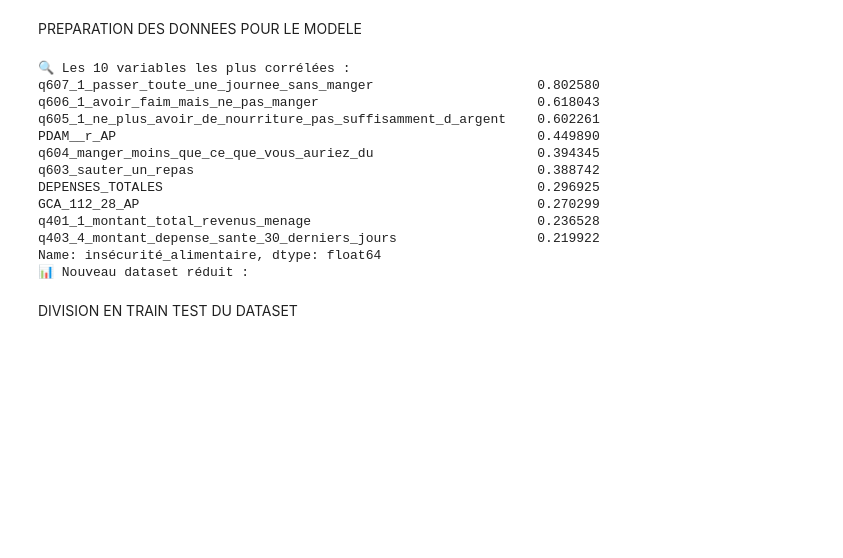
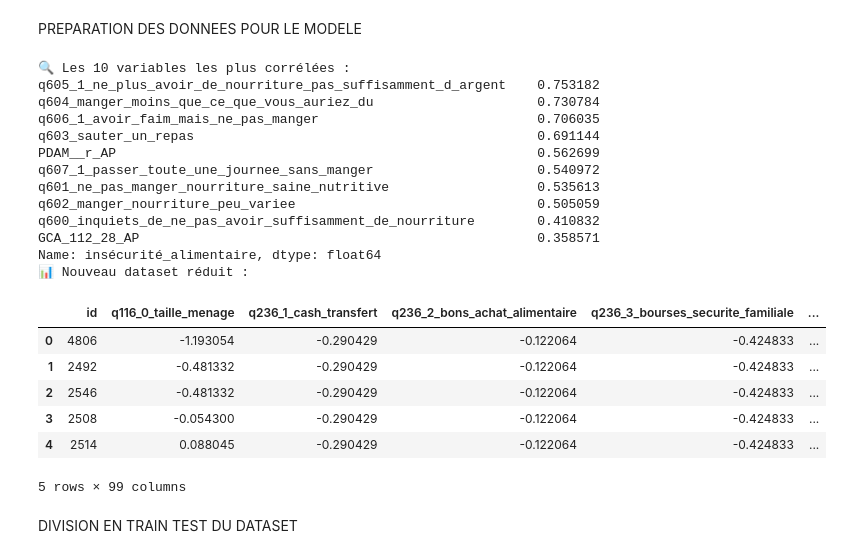
Before and after one commit to DIEME-92/fastapi-food-insecurity_DD, a Jupyter notebook: PROJET_DIT_12092025_D_2026.ipynb, the cells around one changed output. Cells and saved outputs as stored; diff of their text form; code cells hidden in the pictures; blank space fills up the shorter version.

```diff
--- a/PROJET_DIT_12092025_D_2026.ipynb
+++ b/PROJET_DIT_12092025_D_2026.ipynb
@@ -230,11 +174,11 @@ def definir_insécurité_alimentaire(row):
  PREPARATION DES DONNEES POUR LE MODELE
 # %%
 # Étape 2 : Appliquer la fonction au DataFrame encodé
-data['insécurité_alimentaire'] = data_encoded.apply(definir_insécurité_alimentaire, axis=1)
+df_final['insécurité_alimentaire'] = df_final.apply(definir_insécurité_alimentaire, axis=1)
 
 # Étape 3 : Filtrer les cas modérés ou sévères
-data_filtrée = data[data['insécurité_alimentaire'].isin([1, 2])]
-data_encoded_filtré = data_encoded.loc[data_filtrée.index]  # Garder les mêmes lignes dans le dataset encodé
+data_filtrée = df_final[df_final['insécurité_alimentaire'].isin([1, 2])]
+data_encoded_filtré = df_final.loc[data_filtrée.index]  # Garder les mêmes lignes dans le dataset encodé
 
 # Étape 4 : Calculer les corrélations avec la variable cible
 data_encoded_filtré['insécurité_alimentaire'] = data_filtrée['insécurité_alimentaire']  # Ajouter la cible
@@ -252,15 +196,15 @@ print("📊 Nouveau dataset réduit :")
 #print(data_reduced.head())
 # %% [output]
 🔍 Les 10 variables les plus corrélées :
-q607_1_passer_toute_une_journee_sans_manger                     0.802580
-q606_1_avoir_faim_mais_ne_pas_manger                            0.618043
-q605_1_ne_plus_avoir_de_nourriture_pas_suffisamment_d_argent    0.602261
-PDAM__r_AP                                                      0.449890
-q604_manger_moins_que_ce_que_vous_auriez_du                     0.394345
-q603_sauter_un_repas                                            0.388742
-DEPENSES_TOTALES                                                0.296925
-GCA_112_28_AP                                                   0.270299
-q401_1_montant_total_revenus_menage                             0.236528
-q403_4_montant_depense_sante_30_derniers_jours                  0.219922
+q605_1_ne_plus_avoir_de_nourriture_pas_suffisamment_d_argent    0.753182
+q604_manger_moins_que_ce_que_vous_auriez_du                     0.730784
+q606_1_avoir_faim_mais_ne_pas_manger                            0.706035
+q603_sauter_un_repas                                            0.691144
+PDAM__r_AP                                                      0.562699
+q607_1_passer_toute_une_journee_sans_manger                     0.540972
+q601_ne_pas_manger_nourriture_saine_nutritive                   0.535613
+q602_manger_nourriture_peu_variee                               0.505059
+q600_inquiets_de_ne_pas_avoir_suffisamment_de_nourriture        0.410832
+GCA_112_28_AP                                                   0.358571
 Name: insécurité_alimentaire, dtype: float64
 📊 Nouveau dataset réduit :
@@ -267,3 +221,13 @@ Name: insécurité_alimentaire, dtype: float64
+# %%
+data_encoded_4.head()
+# %% [output]
+|  | id | q116_0_taille_menage | q236_1_cash_transfert | q236_2_bons_achat_alimentaire | q236_3_bourses_securite_familiale | ... |
+| 0 | 4806 | -1.193054 | -0.290429 | -0.122064 | -0.424833 | ... |
+| 1 | 2492 | -0.481332 | -0.290429 | -0.122064 | -0.424833 | ... |
+| 2 | 2546 | -0.481332 | -0.290429 | -0.122064 | -0.424833 | ... |
+| 3 | 2508 | -0.054300 | -0.290429 | -0.122064 | -0.424833 | ... |
+| 4 | 2514 | 0.088045 | -0.290429 | -0.122064 | -0.424833 | ... |
+5 rows × 99 columns
 # %%
 # Variables explicatives (features) et cible (target)
 X = data_reduced.drop(columns=['insécurité_alimentaire'])  # Toutes les colonnes sauf la cible
```
Also changed, not shown: parts of 34 cells of this notebook.
